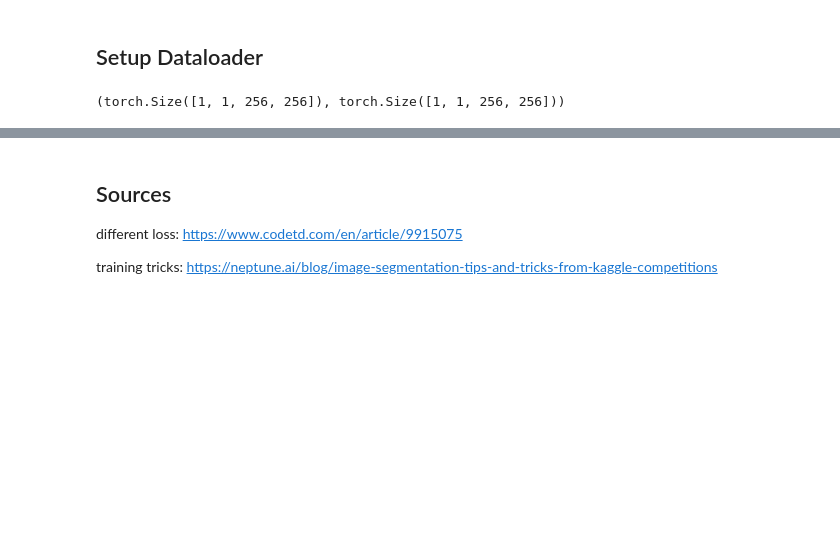
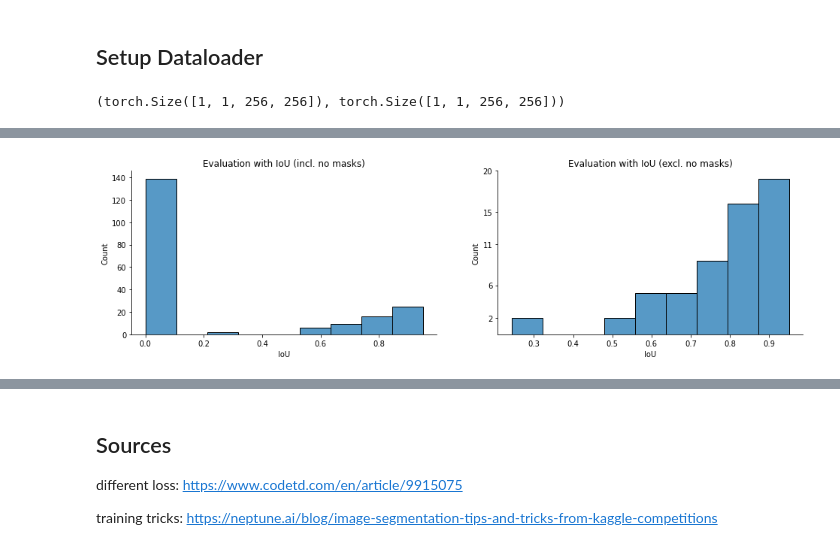
Before and after one commit to simsta1/brain-mri-semantic-segmentation, a Jupyter notebook: image_segment.ipynb, the cells around one changed output, grey strips where cells are left out. Cells and saved outputs as stored; diff of their text form; code cells hidden in the pictures; blank space fills up the shorter version.

```diff
--- a/image_segment.ipynb
+++ b/image_segment.ipynb
@@ -340,0 +427,42 @@ for idx in range(0, 20):
+# %%
+def intersection_over_union(A: torch.Tensor, B: torch.Tensor):
+    """Calculates Intersection over Union (IoU) between two equal sized tensors"""
+    assert A.shape == B.shape, 'A and B not equal in shape'
+    # calc True Positives
+    intersection = (A * B).sum()
+    # calculate union and subtract intersection
+    union = (A + B).sum() - intersection
+    iou = intersection / union
+    if torch.isnan(iou):
+        iou = torch.Tensor([0])
+
+    return iou.item()
+# %%
+scores = []
+for i in range(len(y_true)):
+    iou = intersection_over_union(y_true[i], y_pred[i])
+    scores.append(iou)
+# %%
+plt.subplots(figsize=(16, 4))
+
+plt.subplot(1,2,1)
+p = sns.histplot(x=scores)
+p.set_title('Evaluation with IoU (incl. no masks)')
+sns.despine()
+p.set_xlabel('IoU')
+p.set_ylabel('Count')
+
+plt.subplot(1,2,2)
+
+scores_excl = np.array(scores)
+scores_excl = scores_excl[scores_excl > 0]
+p = sns.histplot(x=scores_excl)
+p.set_yticks(np.linspace(2, 20, num=5, dtype=int) )
+sns.despine()
+p.set_title('Evaluation with IoU (excl. no masks)')
+p.set_xlabel('IoU')
+p.set_ylabel('Count')
+
+plt.show()
+# %% [output]
+[figure, added]
```
Also changed, not shown: parts of 31 cells of this notebook.
